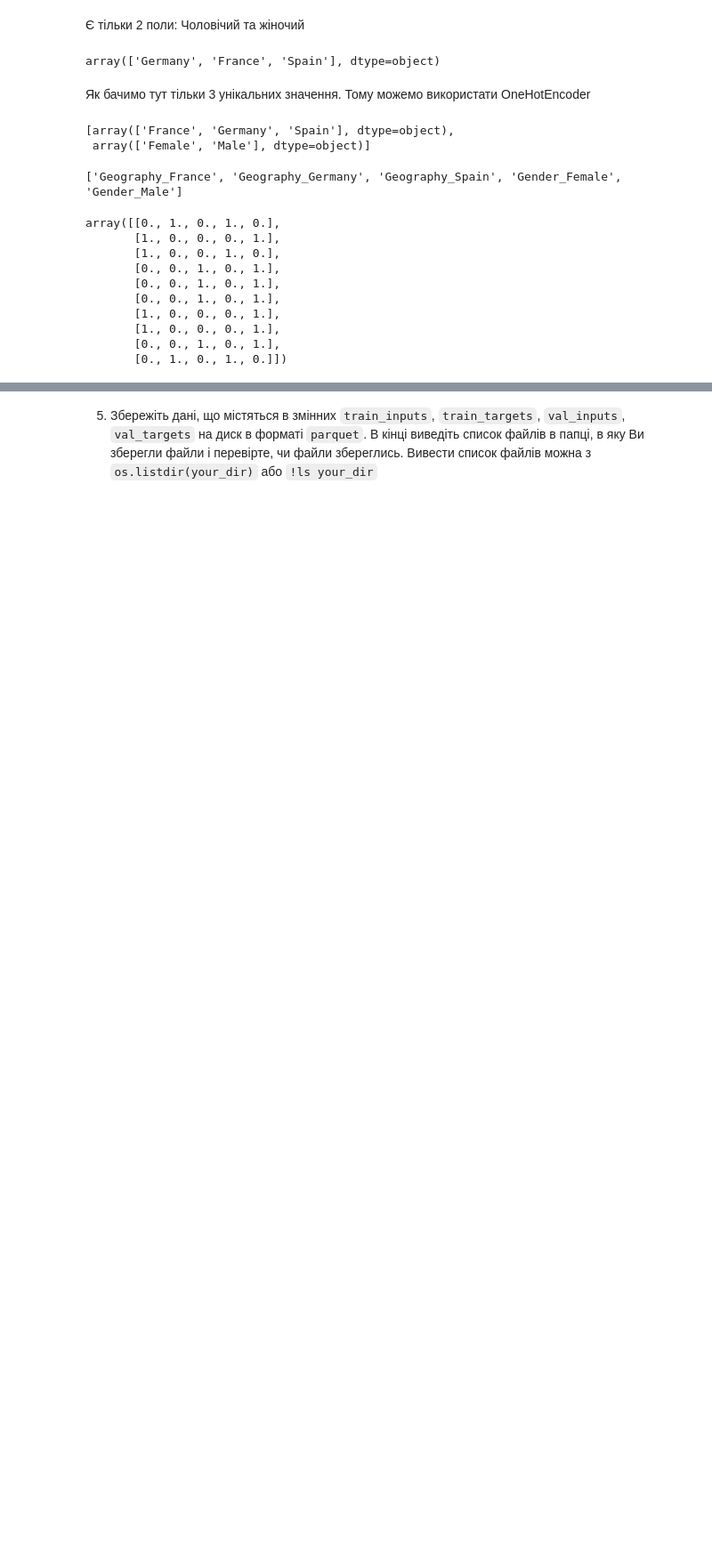
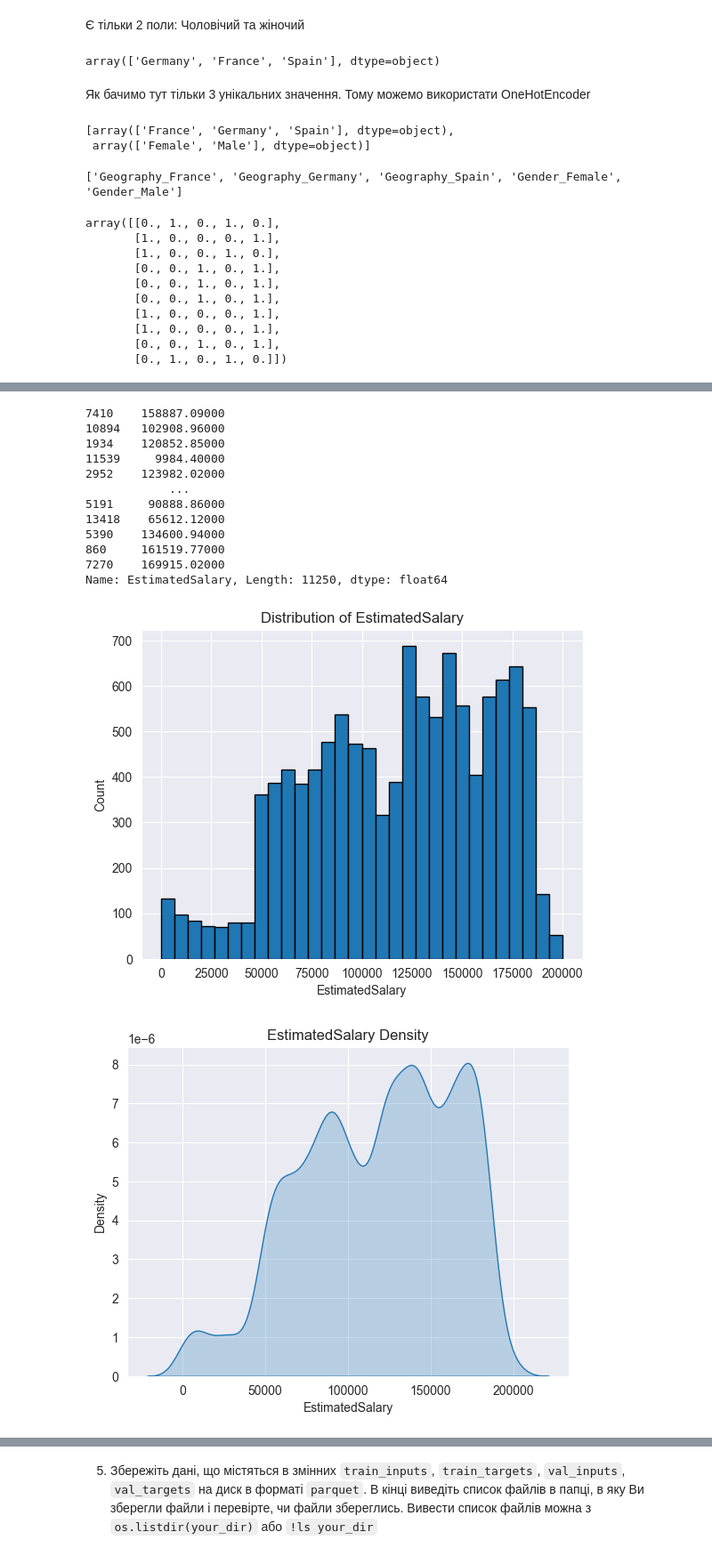
Before and after one commit to Reserford1991/data-loves-academy-machine-learning-for-people, a Jupyter notebook: Module-2-learning-with-teacher/2.2-Classification-and-logistic-regression/HW_2_2_Логістична_регресія_з_scikit_learn.ipynb, the cells around one changed output, grey strips where cells are left out. Shown at 89% size. Drawn from its saved outputs; the diff is of its cells as text; code cells hidden in the pictures; blank space fills up the shorter version.

```diff
--- a/Module-2-learning-with-teacher/2.2-Classification-and-logistic-regression/HW_2_2_Логістична_регресія_з_scikit_learn.ipynb
+++ b/Module-2-learning-with-teacher/2.2-Classification-and-logistic-regression/HW_2_2_Логістична_регресія_з_scikit_learn.ipynb
@@ -356,0 +407,17 @@ plt.show()
+# %%
+column_description('EstimatedSalary')
+# %% [output]
+7410    158887.09000
+10894   102908.96000
+1934    120852.85000
+11539     9984.40000
+2952    123982.02000
+            ...
+5191     90888.86000
+13418    65612.12000
+5390    134600.94000
+860     161519.77000
+7270    169915.02000
+Name: EstimatedSalary, Length: 11250, dtype: float64
+[figure, added]
+[figure, added]
```
Also changed, not shown: parts of 68 cells of this notebook, 4 other files.
